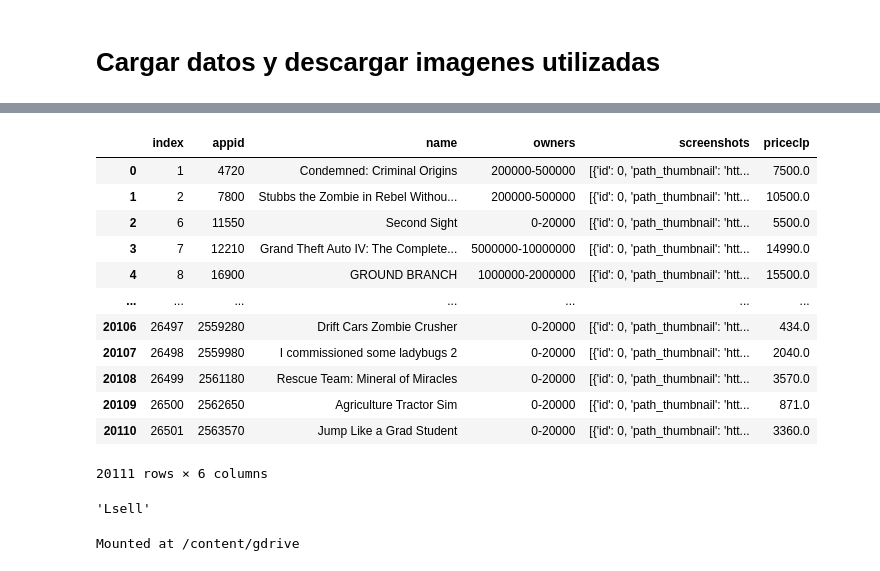
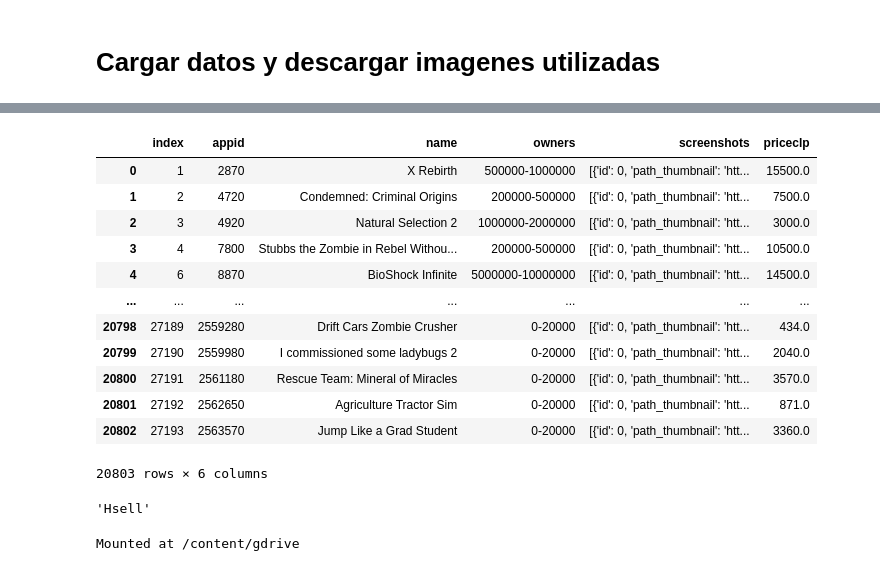
Before and after one commit to hectorjimenez12/CC5205_Proyecto, a Jupyter notebook: Game_ClassificationCNNV2.ipynb, the cells around one changed output, grey strips where cells are left out. Cells and saved outputs as stored; diff of their text form; code cells hidden in the pictures.

```diff
--- a/Game_ClassificationCNNV2.ipynb
+++ b/Game_ClassificationCNNV2.ipynb
@@ -52,24 +52,24 @@ dfmedia
 # %%
 #dfdata.groupby('owners').count().loc[:,'name'].sort_values().plot.bar()
 #ELIMINAR LOS DE CLASE entre 100000 y 200000
 
 dfmedia = dfmedia[~ dfmedia.owners.isin(['100000-200000']) ]
-dfmedia = dfmedia.reset_index(level=0,drop=True)
+#dfmedia = dfmedia.reset_index(level=0,drop=True)
 dfmedia
 # %% [output]
 |  | index | appid | name | owners | screenshots | priceclp |
-| 0 | 1 | 4720 | Condemned: Criminal Origins | 200000-500000 | [{'id': 0, 'path_thumbnail': 'htt... | 7500.0 |
-| 1 | 2 | 7800 | Stubbs the Zombie in Rebel Withou... | 200000-500000 | [{'id': 0, 'path_thumbnail': 'htt... | 10500.0 |
-| 2 | 6 | 11550 | Second Sight | 0-20000 | [{'id': 0, 'path_thumbnail': 'htt... | 5500.0 |
-| 3 | 7 | 12210 | Grand Theft Auto IV: The Complete... | 5000000-10000000 | [{'id': 0, 'path_thumbnail': 'htt... | 14990.0 |
-| 4 | 8 | 16900 | GROUND BRANCH | 1000000-2000000 | [{'id': 0, 'path_thumbnail': 'htt... | 15500.0 |
+| 0 | 1 | 2870 | X Rebirth | 500000-1000000 | [{'id': 0, 'path_thumbnail': 'htt... | 15500.0 |
+| 1 | 2 | 4720 | Condemned: Criminal Origins | 200000-500000 | [{'id': 0, 'path_thumbnail': 'htt... | 7500.0 |
+| 2 | 3 | 4920 | Natural Selection 2 | 1000000-2000000 | [{'id': 0, 'path_thumbnail': 'htt... | 3000.0 |
+| 3 | 4 | 7800 | Stubbs the Zombie in Rebel Withou... | 200000-500000 | [{'id': 0, 'path_thumbnail': 'htt... | 10500.0 |
+| 4 | 6 | 8870 | BioShock Infinite | 5000000-10000000 | [{'id': 0, 'path_thumbnail': 'htt... | 14500.0 |
 | ... | ... | ... | ... | ... | ... | ... |
-| 20106 | 26497 | 2559280 | Drift Cars Zombie Crusher | 0-20000 | [{'id': 0, 'path_thumbnail': 'htt... | 434.0 |
-| 20107 | 26498 | 2559980 | I commissioned some ladybugs 2 | 0-20000 | [{'id': 0, 'path_thumbnail': 'htt... | 2040.0 |
-| 20108 | 26499 | 2561180 | Rescue Team: Mineral of Miracles | 0-20000 | [{'id': 0, 'path_thumbnail': 'htt... | 3570.0 |
-| 20109 | 26500 | 2562650 | Agriculture Tractor Sim | 0-20000 | [{'id': 0, 'path_thumbnail': 'htt... | 871.0 |
-| 20110 | 26501 | 2563570 | Jump Like a Grad Student | 0-20000 | [{'id': 0, 'path_thumbnail': 'htt... | 3360.0 |
+| 20798 | 27189 | 2559280 | Drift Cars Zombie Crusher | 0-20000 | [{'id': 0, 'path_thumbnail': 'htt... | 434.0 |
+| 20799 | 27190 | 2559980 | I commissioned some ladybugs 2 | 0-20000 | [{'id': 0, 'path_thumbnail': 'htt... | 2040.0 |
+| 20800 | 27191 | 2561180 | Rescue Team: Mineral of Miracles | 0-20000 | [{'id': 0, 'path_thumbnail': 'htt... | 3570.0 |
+| 20801 | 27192 | 2562650 | Agriculture Tractor Sim | 0-20000 | [{'id': 0, 'path_thumbnail': 'htt... | 871.0 |
+| 20802 | 27193 | 2563570 | Jump Like a Grad Student | 0-20000 | [{'id': 0, 'path_thumbnail': 'htt... | 3360.0 |
-20111 rows × 6 columns
+20803 rows × 6 columns
 # %%
 def class_owners(strowners):
   own_int = int(strowners.split('-')[0])
@@ -79,7 +79,7 @@ def class_owners(strowners):
     return 'Lsell'
 class_owners(dfmedia.owners[2])
 # %% [output]
-'Lsell'
+'Hsell'
 # %%
 from google.colab import drive
 drive.mount('/content/gdrive')
```
Also changed, not shown: parts of 2 cells of this notebook.
